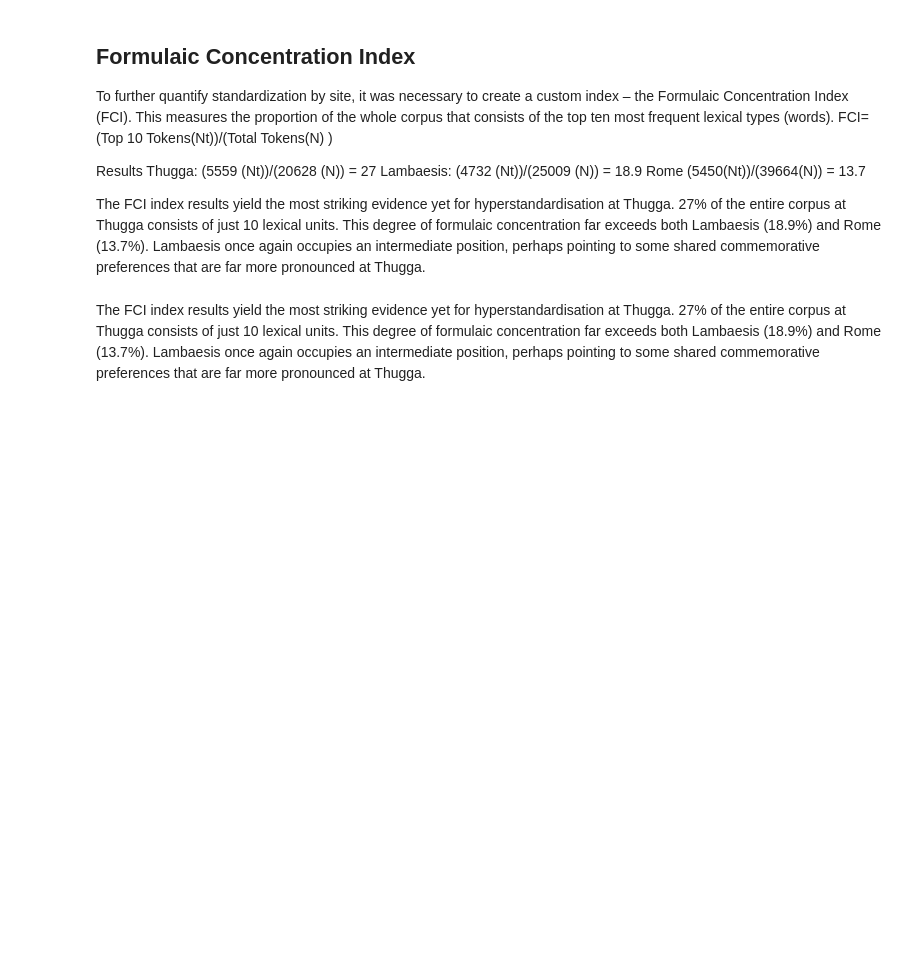
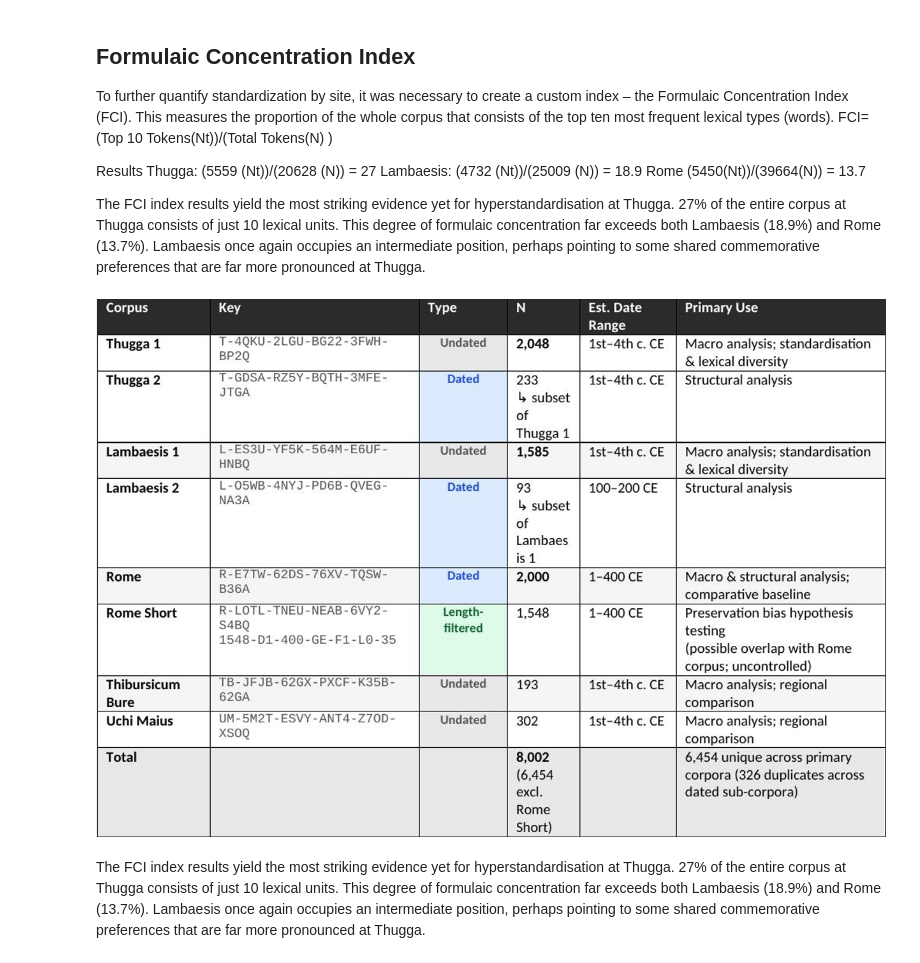
Before and after one commit to oscarenglish18-lgtm/Thugga-epigprahy-, a Jupyter notebook: work/article.ipynb, the cells around one changed output. Cells and saved outputs as stored; diff of their text form; code cells hidden in the pictures; blank space fills up the shorter version.

```diff
--- a/work/article.ipynb
+++ b/work/article.ipynb
@@ -363,17 +365,19 @@ The FCI index results yield the most striking evidence yet for hyperstandardisat
 # %%
 from IPython.display import Image
 metadata = {
     "jdh": {
         "module": "object",
         "object": {
             "type": "image",
             "source": [
                 "The Top 10 most frequent terms from Thugga, Lambaesis and Rome"
             ]
         }
     }
 }
-display(Image("media/Corpus_Overview.png"), metadata=metadata)
+display(Image("media/Corpus Overview.png"), metadata=metadata)
+# %% [output]
+[figure, added]
 # %% [markdown]
 The FCI index results yield the most striking evidence yet for hyperstandardisation at Thugga. 27% of the entire corpus at Thugga consists of just 10 lexical units. This degree of formulaic concentration far exceeds both Lambaesis (18.9%) and Rome (13.7%). Lambaesis once again occupies an intermediate position, perhaps pointing to some shared commemorative preferences that are far more pronounced at Thugga.
 # %% [markdown]
```
Also changed, not shown: parts of 5 cells of this notebook.
